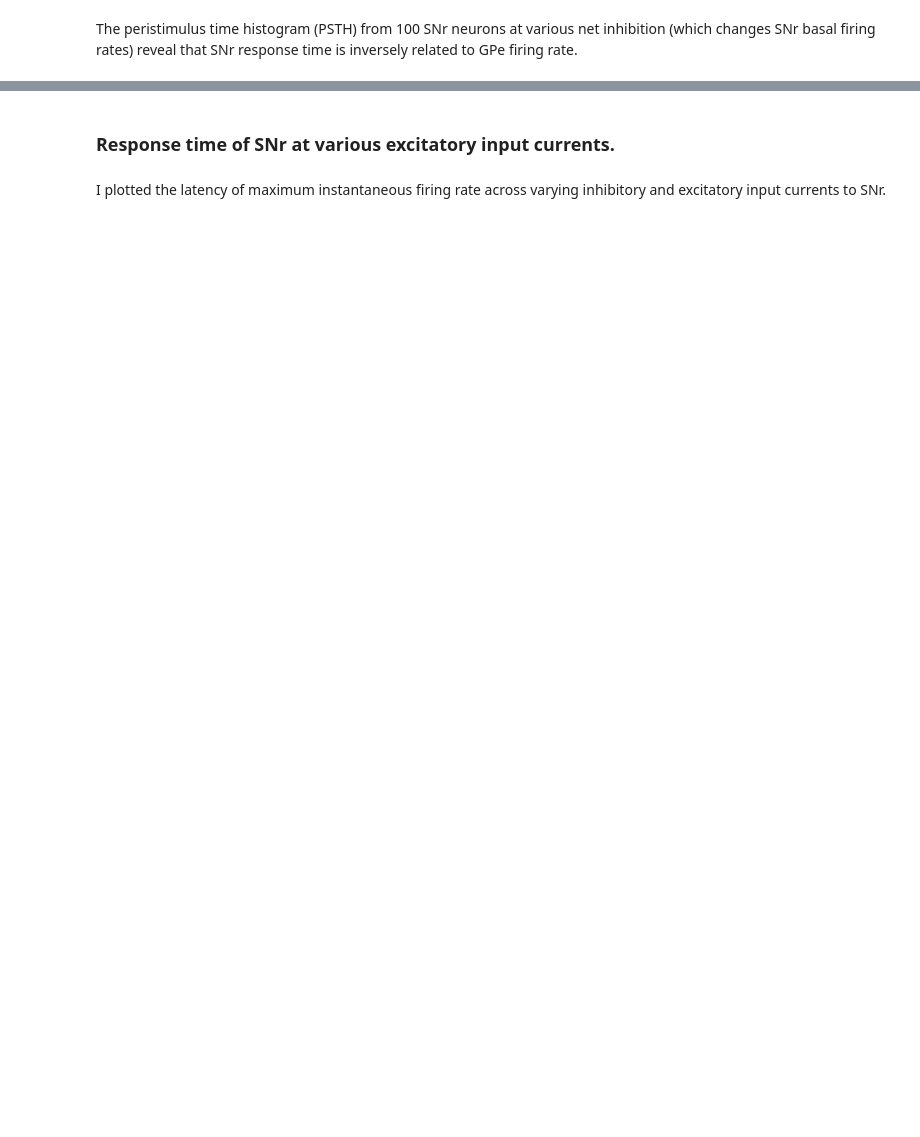
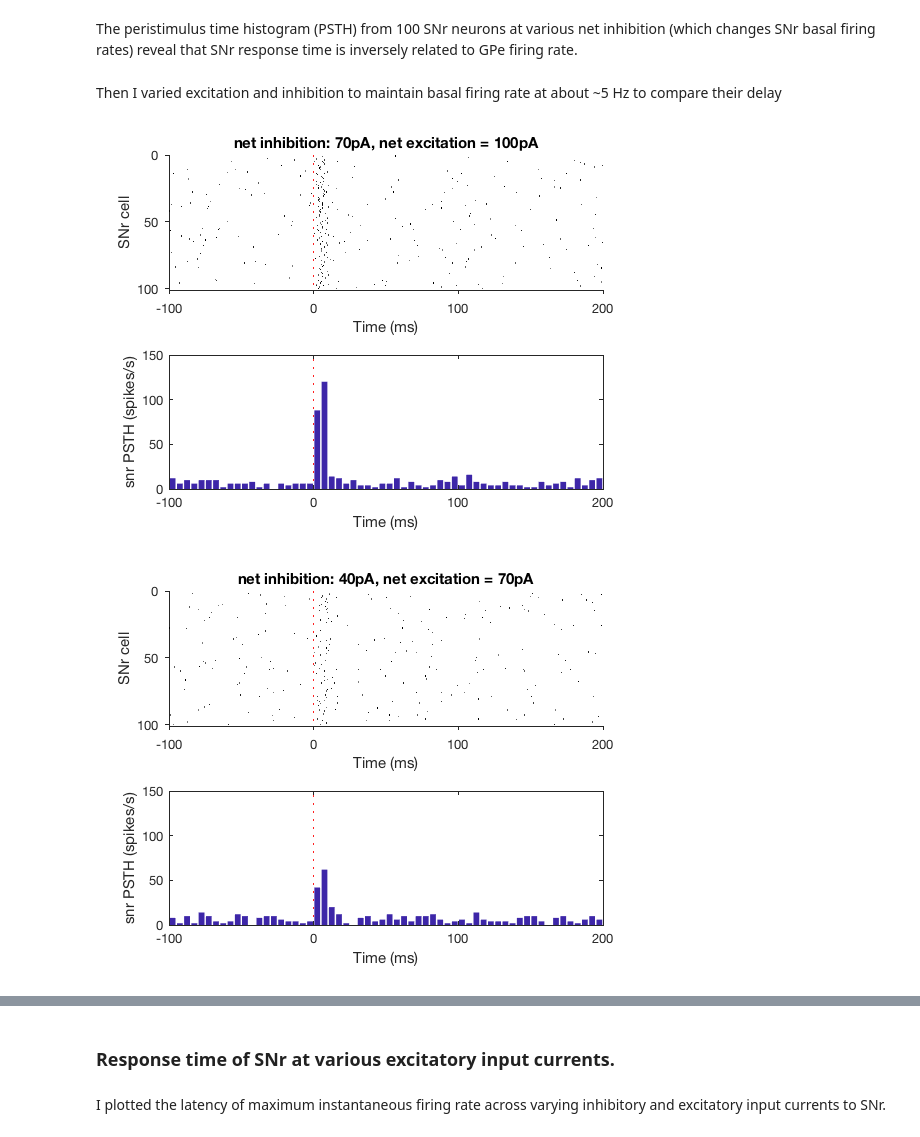
Before and after one commit to seulah-kim/delaylineBG, a Jupyter notebook: Effect of GP firing rate on SNr response time.ipynb, the cells around one changed output, grey strips where cells are left out. Saved outputs shown, nothing was run; the diff lists cells and outputs as text; code cells hidden in the pictures; blank space fills up the shorter version.

```diff
--- a/Effect of GP firing rate on SNr response time.ipynb
+++ b/Effect of GP firing rate on SNr response time.ipynb
@@ -231,2 +242,51 @@ end
 # %% [markdown]
 The peristimulus time histogram (PSTH) from 100 SNr neurons at various net inhibition (which changes SNr basal firing rates) reveal that SNr response time is inversely related to GPe firing rate.
+# %% [markdown]
+Then I varied excitation and inhibition to maintain basal firing rate at about ~5 Hz to compare their delay
+# %%
+Isnr_inh = [40,70]; % pA, inhibitory
+Isnr_exc = [70,100];
+%fr_snr = zeros(length(Isnr_inh),length(Isnr_exc));
+
+for i = 1:length(Isnr_inh)
+
+spk_snr=[];
+dt=0.0001; % 0.1ms integration steps
+
+Vm_snr = BGdelayline_SNrdelay('Iexc_snr',Isnr_exc(i),'Igaba_snr',Isnr_inh(i)); % only SNr layer. 100 neurons
+spk_snr = [spk_snr; Vm_snr==15];
+
+binWidth_snr = 50; %ms
+
+t_bar_snr = 1:binWidth_snr:length(spk_snr);
+psth_snr = zeros(1,length(t_bar_snr));
+
+for psth_i = 1:length(t_bar_snr)-1
+
+    psth_snr(psth_i) = sum(sum(spk_snr(:,t_bar_snr(psth_i):(t_bar_snr(psth_i)+binWidth_snr-1))));
+
+end
+figure(i)
+subplot(2,1,1)
+plotRaster(spk_snr);
+vline(1)
+xlabel('Time (ms)')
+ylabel('SNr cell')
+xlim([0.9 1.2])
+xticks([0.9 1 1.1 1.2])
+xticklabels({'-100','0','100','200'})
+
+title(sprintf('net inhibition: %dpA, net excitation = %dpA',Isnr_inh(i),Isnr_exc(i)))
+subplot(2,1,2)
+bar((binWidth_snr/2+t_bar_snr-1)*0.0001,psth_snr/(size(spk_snr,1)*(binWidth_snr*0.0001)))
+xlim([0.9 1.2])
+xticks([0.9 1 1.1 1.2])
+xticklabels({'-100','0','100','200'})
+xlabel('Time (ms)')
+ylim([0 150])
+vline(1)
+ylabel('snr PSTH (spikes/s)')
+end
+# %% [output]
+[figure, added]
+[figure, added]
```
Also changed, not shown: parts of 21 cells of this notebook, 20 other files.
